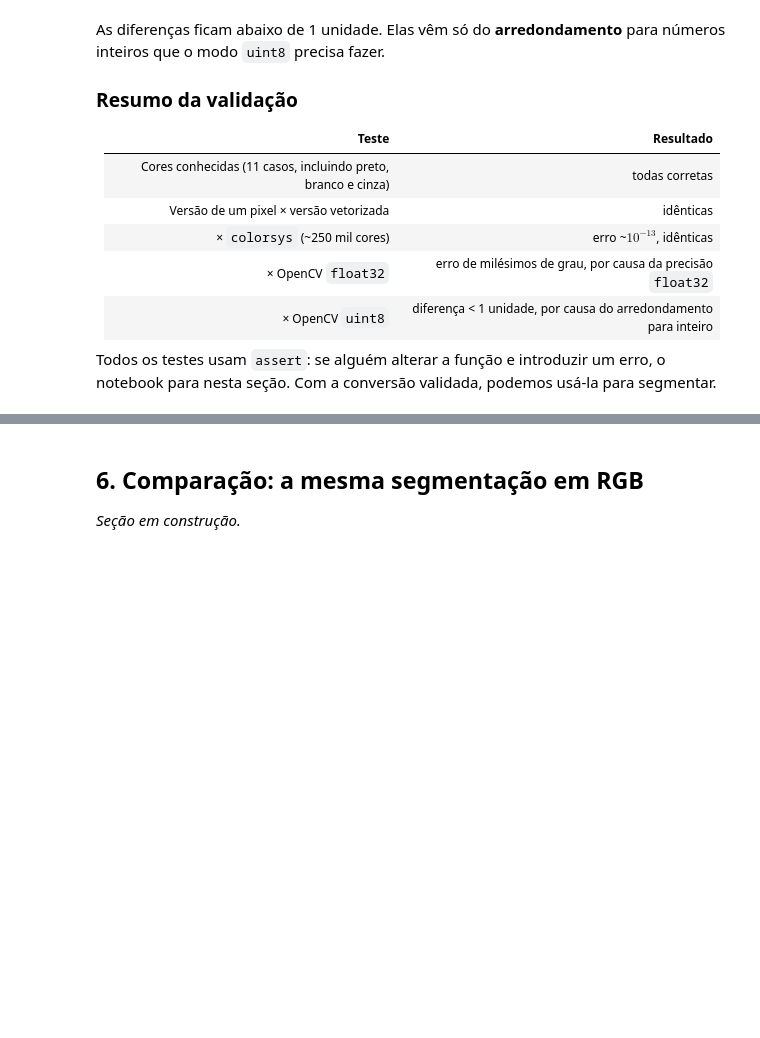
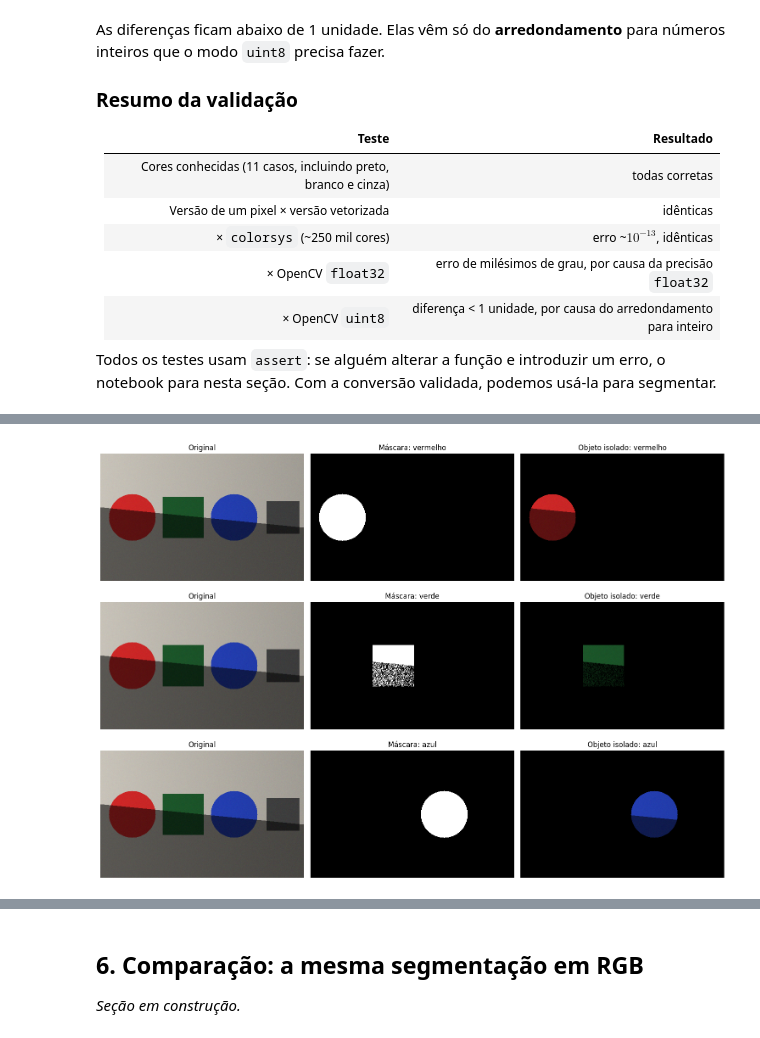
Before and after one commit to Joaogmos/computacao-visual-projeto2, a Jupyter notebook: tutorial_segmentacao_cor.ipynb, the cells around one changed output, grey strips where cells are left out. Saved outputs shown, nothing was run; the diff lists cells and outputs as text; code cells hidden in the pictures; blank space fills up the shorter version.

```diff
--- a/tutorial_segmentacao_cor.ipynb
+++ b/tutorial_segmentacao_cor.ipynb
@@ -622,0 +728,10 @@ Todos os testes usam `assert`: se alguém alterar a função e introduzir um err
+# %%
+faixas_sint = {
+    "vermelho": (340, 20),
+    "verde": (110, 160),
+    "azul": (210, 250),
+}
+mascaras_sint = {nome: segmentar_hsv(hsv_sint, h_min, h_max) for nome, (h_min, h_max) in faixas_sint.items()}
+mostrar_segmentacao(img_sint, mascaras_sint)
+# %% [output]
+[figure, added]
```
Also changed, not shown: parts of 26 cells of this notebook.
